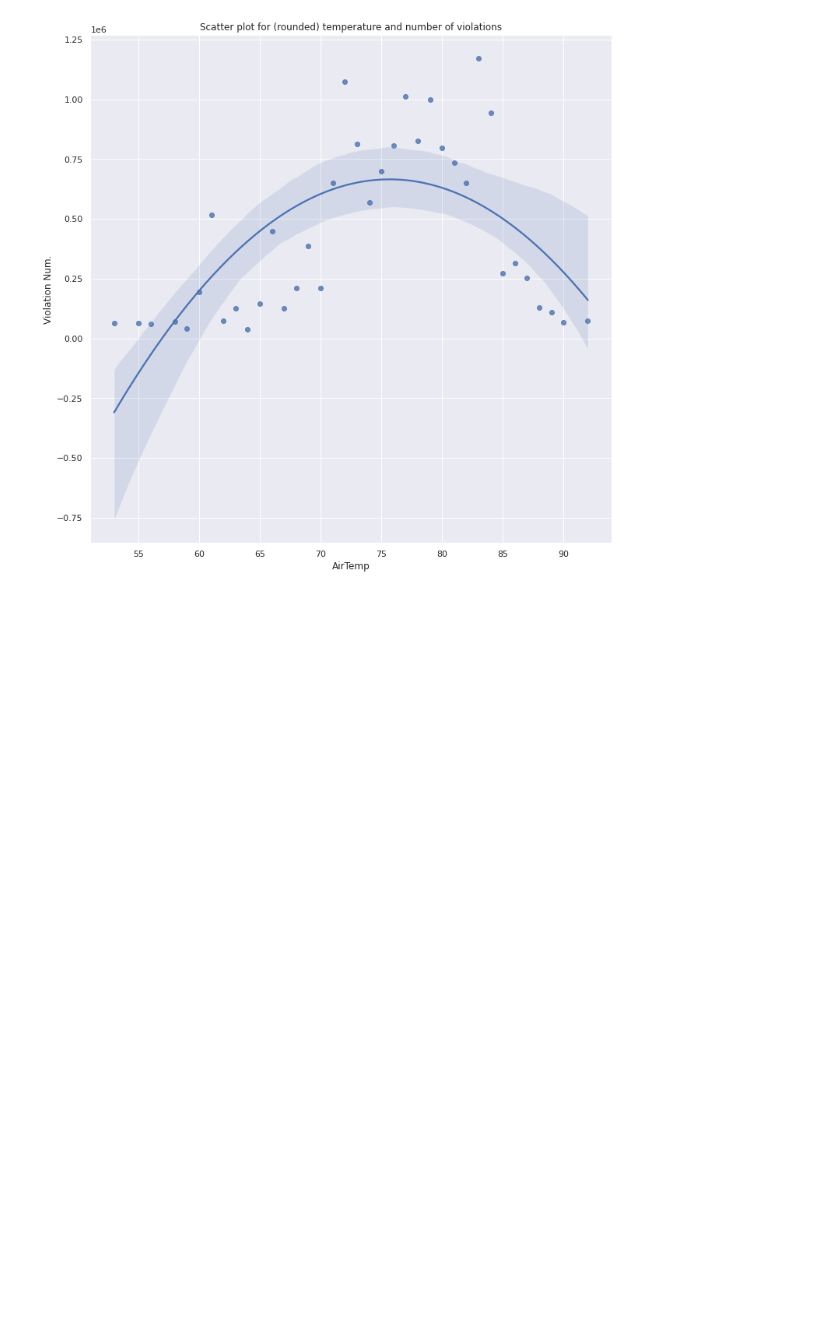
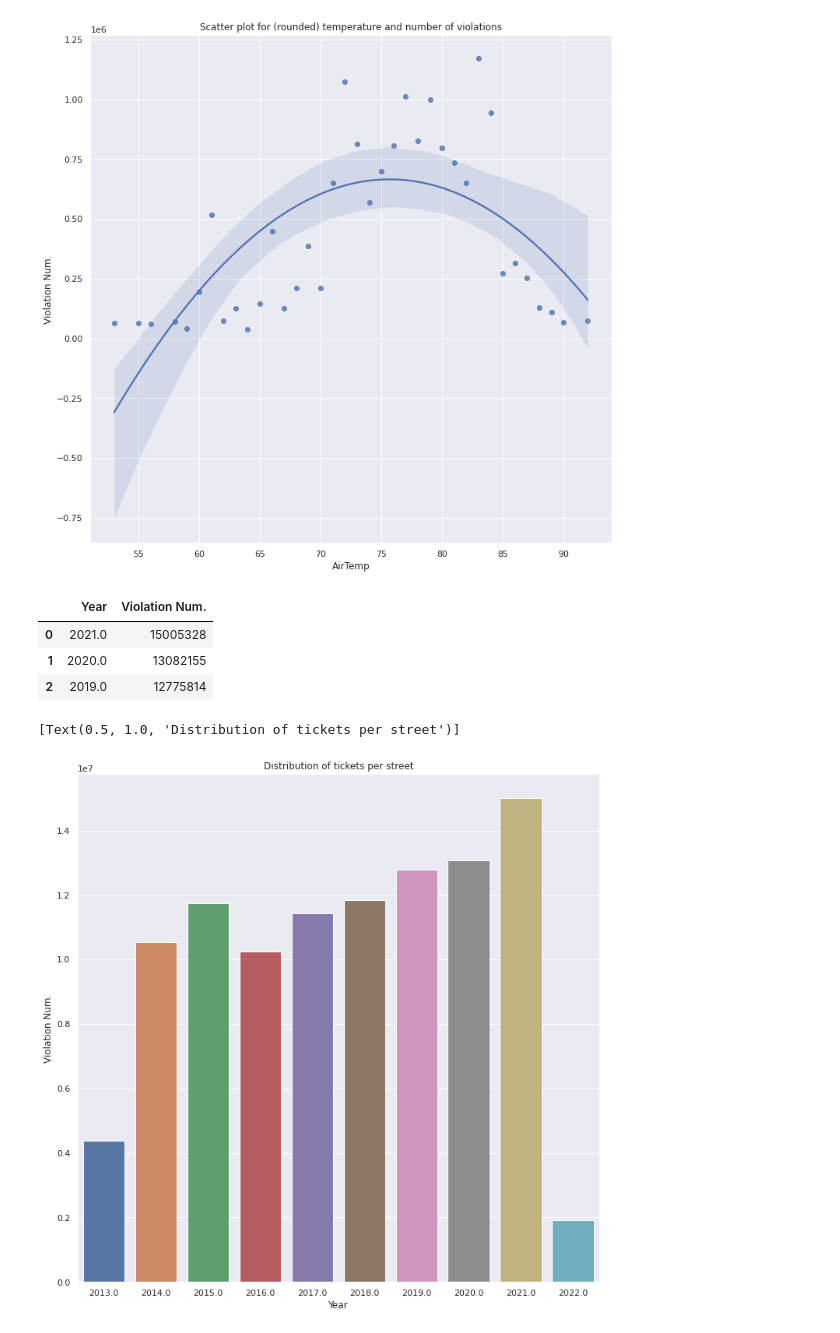
Before and after one commit to pushkill/BD_project, a Jupyter notebook: Exploration.ipynb, the cells around one changed output. Saved outputs shown, nothing was run; the diff lists cells and outputs as text; code cells hidden in the pictures; blank space fills up the shorter version.

```diff
--- a/Exploration.ipynb
+++ b/Exploration.ipynb
@@ -931,3 +954,25 @@ sns.regplot(data=df_c,x ="AirTemp",y='Violation Num.', order=2, scatter=True).se
 # %% [output]
 [Text(0.5, 1.0, 'Scatter plot for (rounded) temperature and number of violations')]
 [figure]
+# %%
+df = dd.read_parquet(PARQUET_PATH, columns = ["Issue Date"])
+df['Date']=dd.to_datetime(df['Issue Date'])
+df["Year"] = df["Date"].dt.year
+df_sn = df["Year"].value_counts()
+df_sn = df_sn.to_frame("Violation Num.")
+df_sn["Year"] = df_sn.index
+df_sn = df_sn.reset_index()[["Year", "Violation Num."]]
+df_c = df_sn.compute()
+df_c.head(3)
+# %% [output]
+|  | Year | Violation Num. |
+| 0 | 2021.0 | 15005328 |
+| 1 | 2020.0 | 13082155 |
+| 2 | 2019.0 | 12775814 |
+# %%
+df_c = df_c[(df_c["Year"] < 2023) & (df_c["Year"] > 2012) ]
+plt.figure(figsize=(12,12))
+sns.barplot(data=df_c,x ='Year',y='Violation Num.').set(title="Distribution of tickets per street")
+# %% [output]
+[Text(0.5, 1.0, 'Distribution of tickets per street')]
+[figure, added]
```
Also changed, not shown: parts of 31 cells of this notebook, 1 other file.
